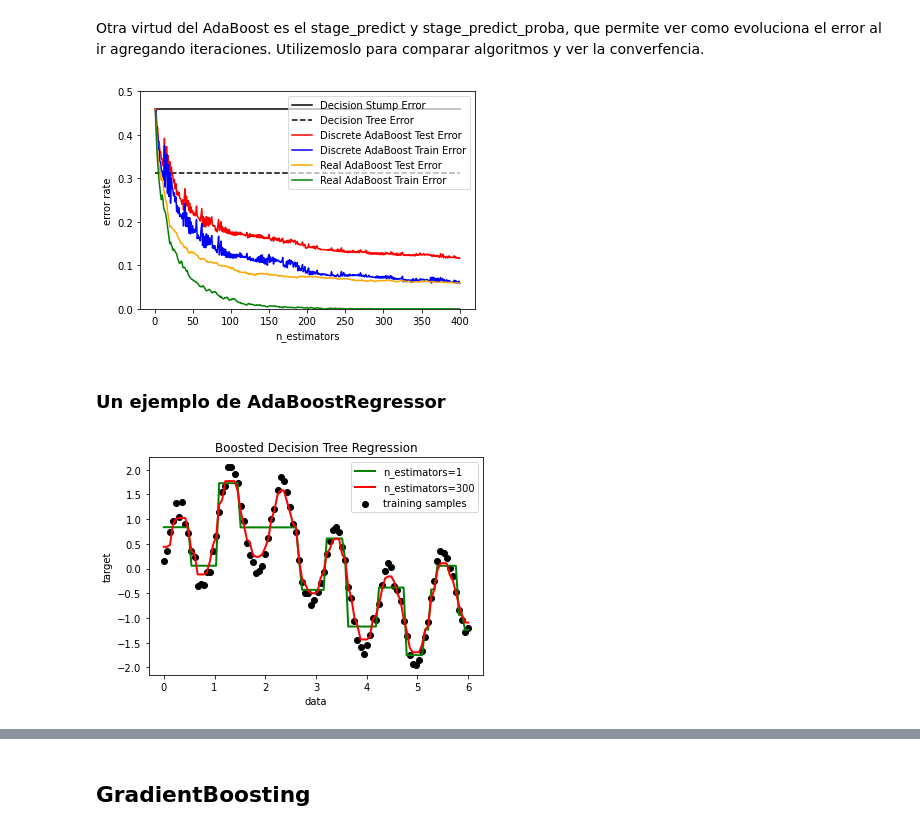
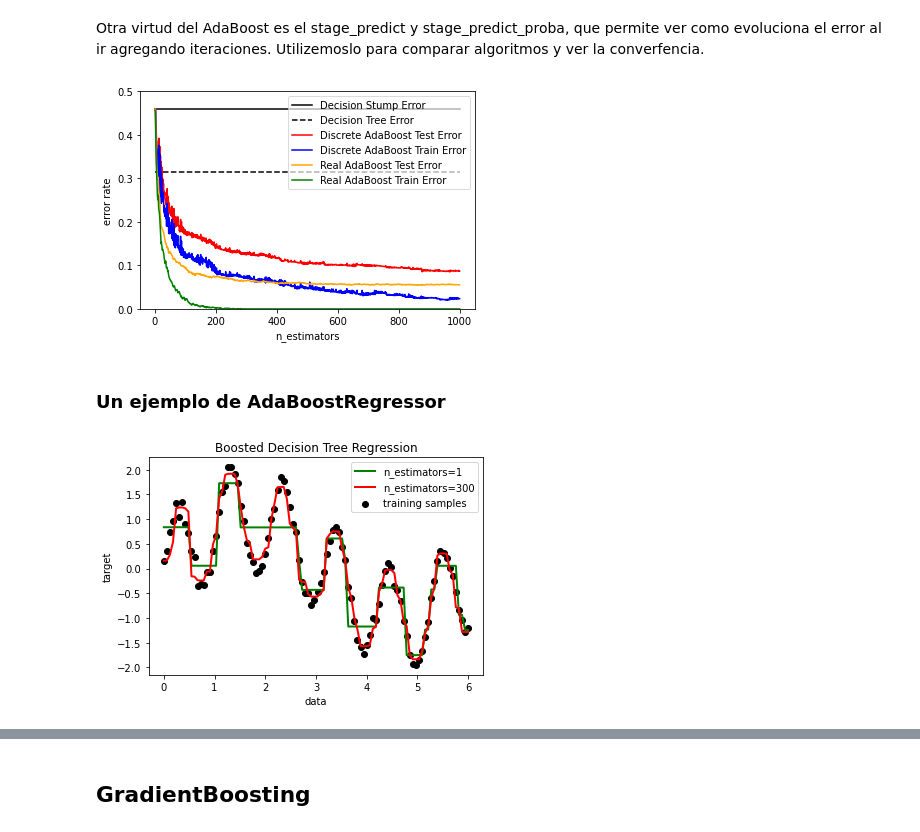
Before and after one commit to naikymen/ML_UNSAM, a Jupyter notebook: 14_Boosting.ipynb, the cells around one changed output, grey strips where cells are left out. Cells and saved outputs as stored; diff of their text form; code cells hidden in the pictures.

Commit message:
Actualizacion notebook Boosting

```diff
--- a/14_Boosting.ipynb
+++ b/14_Boosting.ipynb
@@ -83,6 +83,6 @@ Ejemplo `sample_weight`
 $ \text{Loss} = \sum_{i}w_{i}\text{Loss}_{i}$
 # %%
 svc = SVC(kernel='rbf')
-svc.fit(X_train,y_train,sample_weight=np.where(X_train[:,1]>0.5,100.0,1.0))
+svc.fit(X_train,y_train,sample_weight=np.where(X_train[:,1]>-0.5,100.0,1.0))
 plot_decision_boundary(svc, X, y)
 # %% [output]
@@ -212,3 +195,36 @@ Asi lo hice yo
 y_pred.shape
 # %% [output]
 (100, 100)
+# %%
+m = len(X_train)
+
+learnings = [1.0,0.5]
+fix, axes = plt.subplots(nrows=5,ncols=len(learnings), figsize=(5*len(learnings),25), sharey=True)
+for subplot, learning_rate in enumerate(learnings):
+    ada_clf = AdaBoostClassifier(
+    DecisionTreeClassifier(max_depth=1), n_estimators=5,
+    algorithm="SAMME.R", learning_rate=learning_rate, random_state=42)
+    ada_clf.fit(X_train,y_train)
+    y_pred_train=np.zeros((5,X_train.shape[0]))
+    for nest_train, est_dec_train in enumerate(ada_clf.staged_predict(X_train)):
+      y_pred_train[nest_train]=est_dec_train
+    #axes=[-1.5, 2.45, -1, 1.5]
+    alpha=0.5
+    x1s = np.linspace(-1.5, 2.45, 100)
+    x2s = np.linspace(-1, 1.5, 100)
+    x1, x2 = np.meshgrid(x1s, x2s)
+    X_new = np.c_[x1.ravel(), x2.ravel()]
+    for nest, est_dec in enumerate(ada_clf.staged_predict(X_new)):
+      y_pred_estimator_only=ada_clf.estimators_[nest].predict(X_new).reshape(x1.shape)
+      y_pred = est_dec.reshape(x1.shape)
+      custom_cmap2 = ListedColormap(['#7d7d58','#4c4c7f','#507d50'])
+      axes[nest,subplot].plot(X_train[:, 0][y_train==0], X_train[:, 1][y_train==0], "yo", alpha=alpha)
+      axes[nest,subplot].plot(X_train[:, 0][y_train==1], X_train[:, 1][y_train==1], "bs", alpha=alpha)
+      axes[nest,subplot].plot(X_train[:, 0][y_pred_train[nest] != y_train], X_train[:, 1][y_pred_train[nest] != y_train], "rx", alpha=1.0)
+      axes[nest,0].set_ylabel(r"$x_2$", fontsize=18, rotation=0)
+      axes[nest,subplot].contour(x1, x2, y_pred, cmap=custom_cmap2, alpha=0.8)
+      #axes[nest,subplot].contour(x1, x2, y_pred_estimator_only, cmap='plasma', alpha=0.8)
+      axes[nest,subplot].set_title("learning_rate = {}, estimator ={}".format(learning_rate,nest+1), fontsize=16)
+#      plt.show()
+    axes[-1,subplot].set_xlabel(r"$x_1$", fontsize=18)
+plt.show()
@@ -215,8 +233,8 @@ y_pred.shape
 # %%
 m = len(X_train)
 
-learnings = [1,0.5]
-fix, axes = plt.subplots(nrows=5,ncols=2, figsize=(10,25), sharey=True)
+learnings = [1.0,0.5]
+fix, axes = plt.subplots(nrows=5,ncols=len(learnings), figsize=(5*len(learnings),25), sharey=True)
 for subplot, learning_rate in enumerate(learnings):
     ada_clf = AdaBoostClassifier(
     DecisionTreeClassifier(max_depth=1), n_estimators=5,
@@ -231,8 +249,8 @@ for subplot, learning_rate in enumerate(learnings):
     x2s = np.linspace(-1, 1.5, 100)
     x1, x2 = np.meshgrid(x1s, x2s)
     X_new = np.c_[x1.ravel(), x2.ravel()]
-    for nest, est_dec in enumerate(ada_clf.staged_predict(X_new)):
-      y_pred = est_dec.reshape(x1.shape)
+    for nest, est_dec in enumerate(ada_clf.estimators_):
+      y_pred = est_dec.predict(X_new).reshape(x1.shape)
       custom_cmap2 = ListedColormap(['#7d7d58','#4c4c7f','#507d50'])
       axes[nest,subplot].plot(X_train[:, 0][y_train==0], X_train[:, 1][y_train==0], "yo", alpha=alpha)
       axes[nest,subplot].plot(X_train[:, 0][y_train==1], X_train[:, 1][y_train==1], "bs", alpha=alpha)
@@ -250,7 +268,7 @@ plt.show()
 # %% [markdown]
 Otra virtud del AdaBoost es el stage_predict y stage_predict_proba, que permite ver como evoluciona el error al ir agregando iteraciones. Utilizemoslo para comparar algoritmos y ver la converfencia.
 # %%
-n_estimators = 400
+n_estimators = 1000
 # A learning rate of 1. may not be optimal for both SAMME and SAMME.R
 learning_rate = 1.
 
@@ -300,34 +318,34 @@ for i, y_pred in enumerate(ada_discrete.staged_predict(X_train)):
 ada_real_err = np.zeros((n_estimators,))
 for i, y_pred in enumerate(ada_real.staged_predict(X_test)):
     ada_real_err[i] = zero_one_loss(y_pred, y_test)
 
 ada_real_err_train = np.zeros((n_estimators,))
 for i, y_pred in enumerate(ada_real.staged_predict(X_train)):
     ada_real_err_train[i] = zero_one_loss(y_pred, y_train)
 
 ax.plot(np.arange(n_estimators) + 1, ada_discrete_err,
         label='Discrete AdaBoost Test Error',
         color='red')
 ax.plot(np.arange(n_estimators) + 1, ada_discrete_err_train,
         label='Discrete AdaBoost Train Error',
         color='blue')
 ax.plot(np.arange(n_estimators) + 1, ada_real_err,
         label='Real AdaBoost Test Error',
         color='orange')
 ax.plot(np.arange(n_estimators) + 1, ada_real_err_train,
         label='Real AdaBoost Train Error',
         color='green')
 
 ax.set_ylim((0.0, 0.5))
 ax.set_xlabel('n_estimators')
 ax.set_ylabel('error rate')
 
 leg = ax.legend(loc='upper right', fancybox=True)
 leg.get_frame().set_alpha(0.7)
 
 plt.show()
 # %% [output]
-[figure, old version]
+[figure, new version]
 # %% [markdown]
 ### Un ejemplo de AdaBoostRegressor
 # %%
@@ -339,7 +357,7 @@ y = np.sin(X).ravel() + np.sin(6 * X).ravel() + rng.normal(0, 0.1, X.shape[0])
 # Fit regression model
 regr_1 = DecisionTreeRegressor(max_depth=4)
 
-regr_2 = AdaBoostRegressor(DecisionTreeRegressor(max_depth=4),
+regr_2 = AdaBoostRegressor(DecisionTreeRegressor(max_depth=4),loss='square',
                           n_estimators=300, random_state=rng)
 
 regr_1.fit(X, y)
@@ -360,7 +378,7 @@ plt.title("Boosted Decision Tree Regression")
 plt.legend()
 plt.show()
 # %% [output]
-[figure, old version]
+[figure, new version]
 # %%
 print(regr_2.estimator_weights_.shape)
 plt.plot(regr_2.estimator_weights_,'ro')
```
Also changed, not shown: parts of 24 cells of this notebook.
